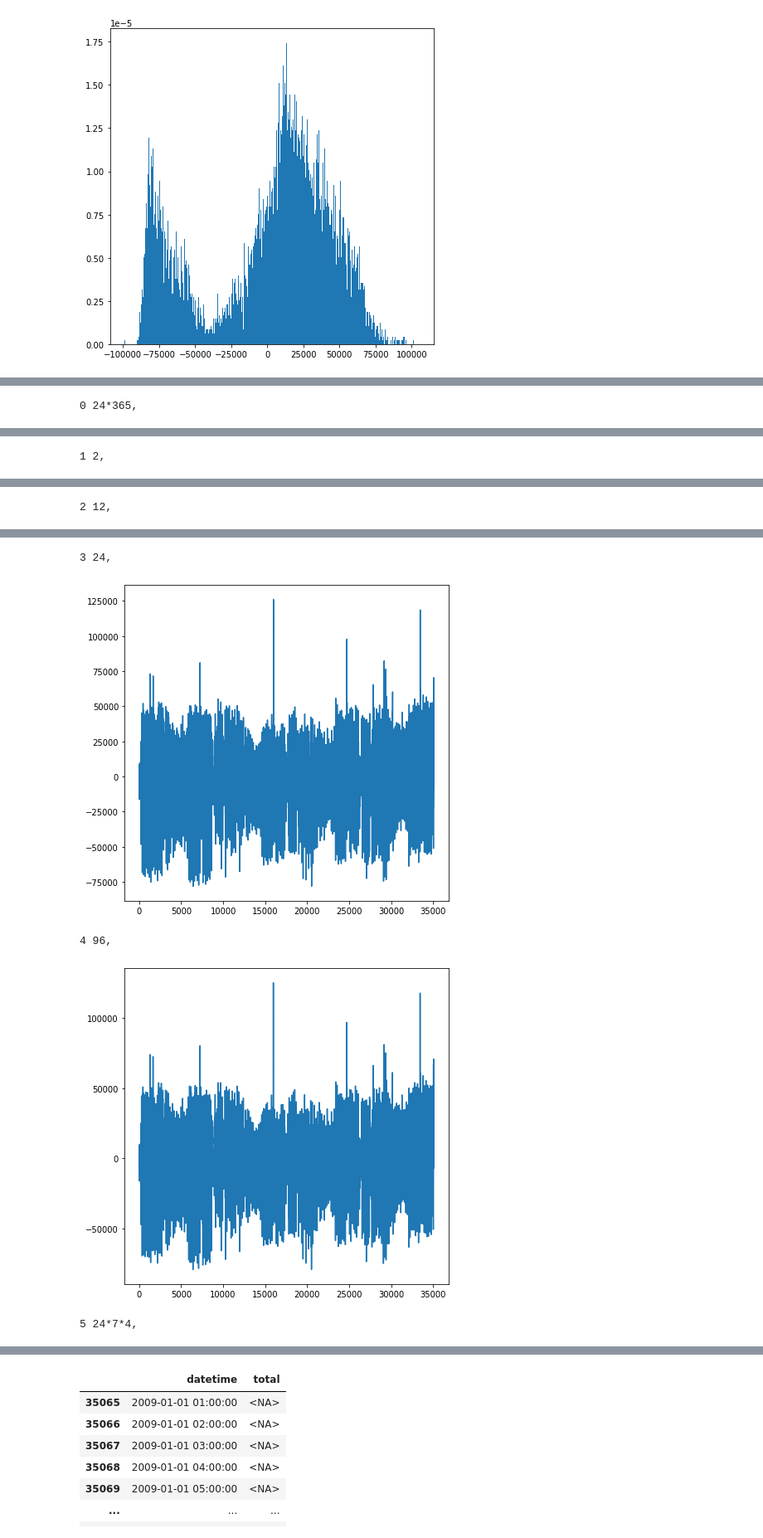
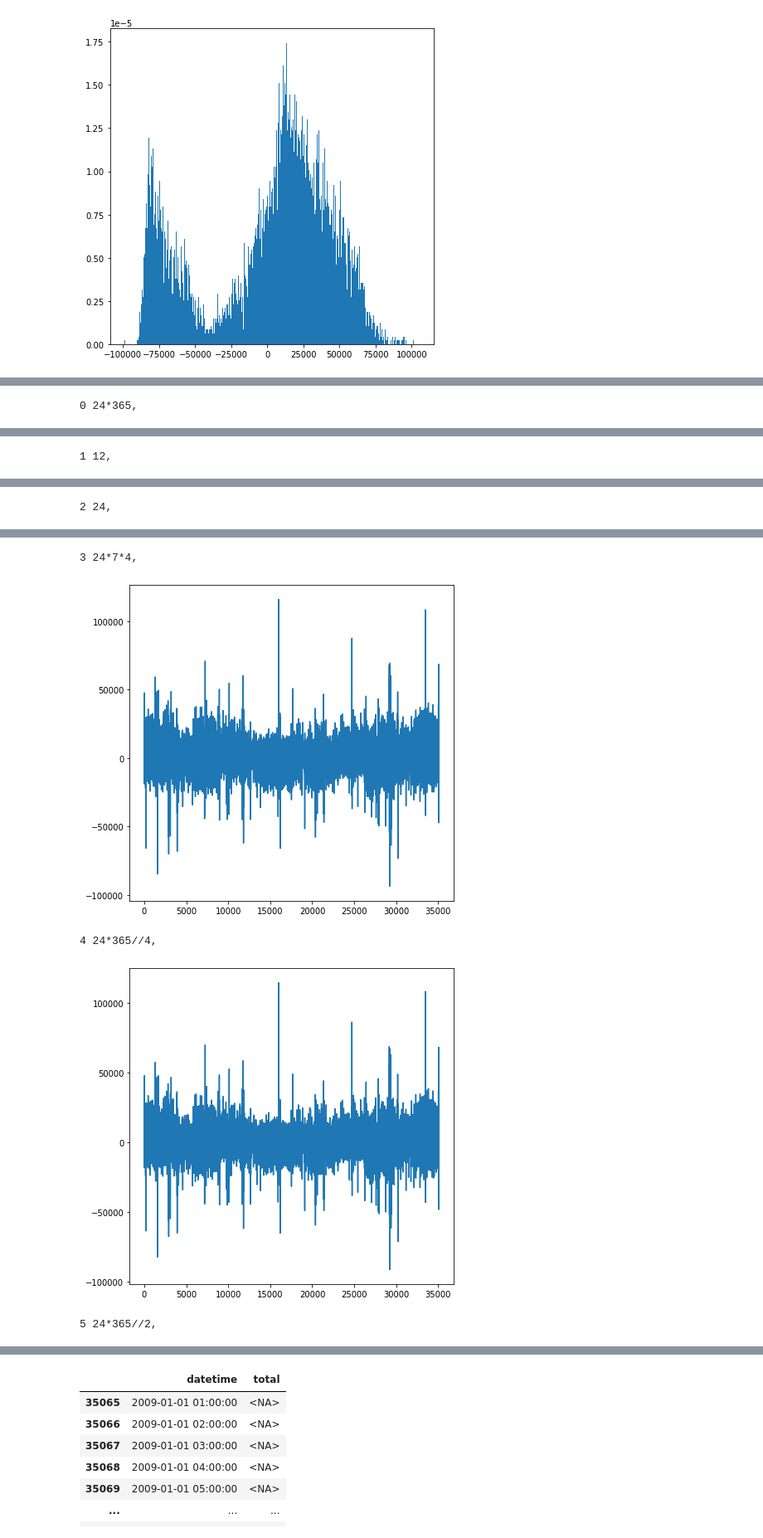
Before and after one commit to 0dminnimda/NTO_bigdata_2022_final, a Jupyter notebook: Baseline.ipynb, the cells around one changed output, grey strips where cells are left out. Shown at 83% size. Cells and saved outputs as stored; diff of their text form; code cells hidden in the pictures.

```diff
--- a/Baseline.ipynb
+++ b/Baseline.ipynb
@@ -28,6 +32,7 @@ from functions import (bucketize_column, plot_the_loss_curve, create_model,
 
 plt.rcParams.update({'figure.figsize': (7,7)})
 # %%
+
 def my_decompose(values, period, model='additive'):
     'multiplicative'
     result = seasonal_decompose(
@@ -38,17 +43,20 @@ def my_decompose(values, period, model='additive'):
     return result
 
 
+def mean_seasonal(seasonal, period):
+    seasonal = seasonal[:len(seasonal) - len(seasonal)%period]
+
+    sections = np.split(seasonal, range(period, len(seasonal), period))
+    print(np.diff(sections, axis=0).T)
+    return np.mean(sections, axis=0), sections
+
+
 def plot_seasonal(seasonal, period):
     fig, axs = plt.subplots(1, 2, figsize=(16,7))
-    sections = np.split(seasonal, range(period, len(seasonal) - len(seasonal)%period, period))
-    if len(sections[-1]) != period:
-        del sections[-1]
-    mean = np.mean(sections, axis=0)
+    mean, sections = mean_seasonal(seasonal, period)
 
     for section in sections:
         axs[0].plot(section)
-
-    print(mean - seasonal[:period])
 
     axs[1].plot(seasonal)
     plt.show()
@@ -230,40 +262,37 @@ def get_the_best_period(values, nlags=1024):
         if period not in (0, 1):
             return period
 # %%
+# acfarray = np.array(list(enumerate(acf(train["total"], nlags=1024))))
+# most_periods = acfarray[acfarray[:, 1].argsort()[::-1]][:, 0][1:].astype(int)
+
 values = train["total"]
-# periods = list(map(str, list(most_periods)))
-periods = ["24*365", "2", "12", "24", "96", "24*7*4", "24*365//4", "24*365//2"]
+# periods = list(map(str, list(most_periods)))[:200]
+periods = ["24*365", "12", "24", "24*7*4", "24*365//4", "24*365//2"]
 old_seasonals = defaultdict(list)
 
 for i, period in enumerate(periods):
     print(i, period, end=", ")
     decomposed = my_decompose(values, period)
 
     values -= decomposed.seasonal
     old_seasonals[period].append(decomposed.seasonal)
 
-    print()
     plt.plot(values)
     plt.show()
 
 seasonals = dict()
 for period, seasonal in old_seasonals.items():
     period = eval(period)
-    seasonal = np.sum(seasonal, axis=0)
-    seasonal = seasonal[:len(seasonal) - len(seasonal)%period]
-
-    sections = np.split(seasonal, range(period, len(seasonal), period))
-    print(np.diff(sections, axis=0).T)
-    seasonals[period] = np.mean(sections, axis=0)
+    seasonals[period] = mean_seasonal(np.sum(seasonal, axis=0), period)[0]
 # %% [output]
 0 24*365,
 [figure]
-1 2,
+1 12,
 [figure]
-2 12,
+2 24,
 [figure]
-3 24,
+3 24*7*4,
-[figure, old version]
+[figure, new version]
-4 96,
+4 24*365//4,
-[figure, old version]
+[figure, new version]
-5 24*7*4,
+5 24*365//2,
```
Also changed, not shown: parts of 25 cells of this notebook.
